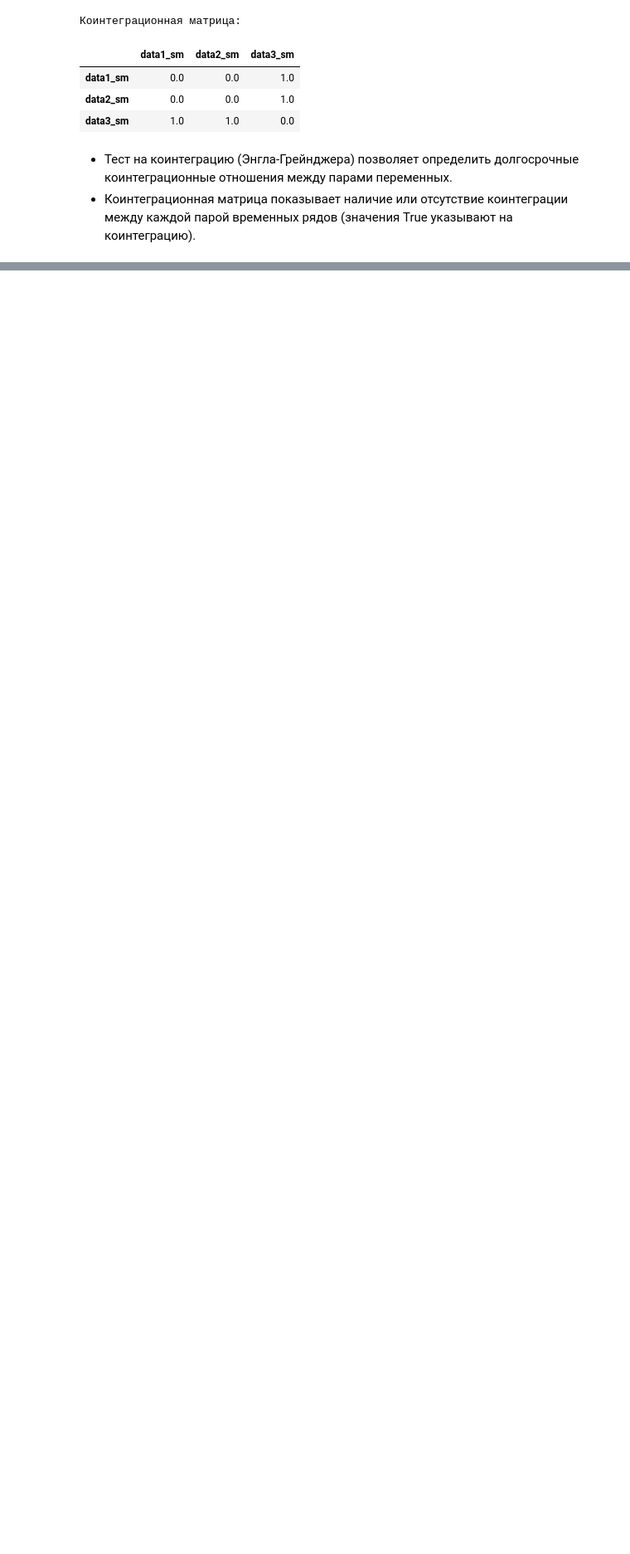
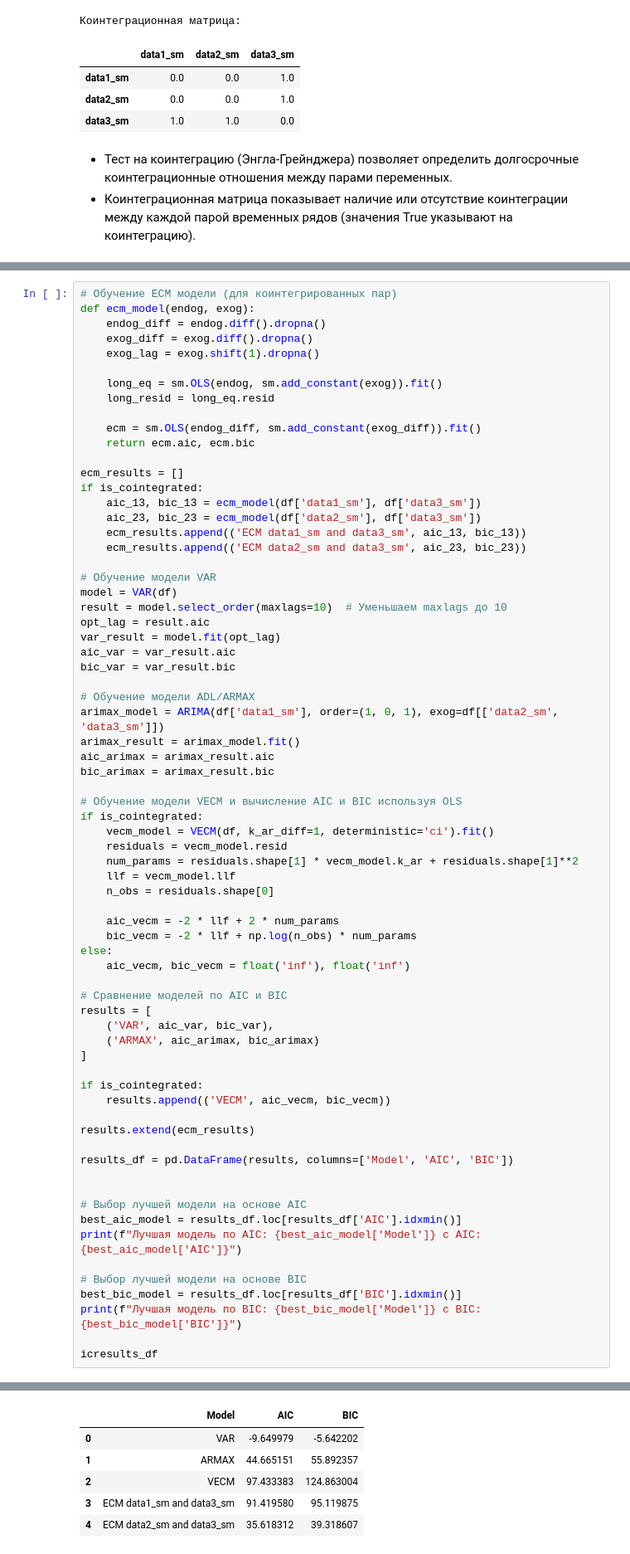
Before and after one commit to ErmakovSemen/CP2, a Jupyter notebook: main.ipynb, the cells around one changed output, grey strips where cells are left out. Shown at 83% size. Cells and saved outputs as stored; diff of their text form; blank space fills up the shorter version.

```diff
--- a/main.ipynb
+++ b/main.ipynb
@@ -357,0 +428,71 @@ coint_df
+# %%
+# Обучение ECM модели (для коинтегрированных пар)
+def ecm_model(endog, exog):
+    endog_diff = endog.diff().dropna()
+    exog_diff = exog.diff().dropna()
+    exog_lag = exog.shift(1).dropna()
+
+    long_eq = sm.OLS(endog, sm.add_constant(exog)).fit()
+    long_resid = long_eq.resid
+
+    ecm = sm.OLS(endog_diff, sm.add_constant(exog_diff)).fit()
+    return ecm.aic, ecm.bic
+
+ecm_results = []
+if is_cointegrated:
+    aic_13, bic_13 = ecm_model(df['data1_sm'], df['data3_sm'])
+    aic_23, bic_23 = ecm_model(df['data2_sm'], df['data3_sm'])
+    ecm_results.append(('ECM data1_sm and data3_sm', aic_13, bic_13))
+    ecm_results.append(('ECM data2_sm and data3_sm', aic_23, bic_23))
+
+# Обучение модели VAR
+model = VAR(df)
+result = model.select_order(maxlags=10)  # Уменьшаем maxlags до 10
+opt_lag = result.aic
+var_result = model.fit(opt_lag)
+aic_var = var_result.aic
+bic_var = var_result.bic
+
+# Обучение модели ADL/ARMAX
+arimax_model = ARIMA(df['data1_sm'], order=(1, 0, 1), exog=df[['data2_sm', 'data3_sm']])
+arimax_result = arimax_model.fit()
+aic_arimax = arimax_result.aic
+bic_arimax = arimax_result.bic
+
+# Обучение модели VECM и вычисление AIC и BIC используя OLS
+if is_cointegrated:
+    vecm_model = VECM(df, k_ar_diff=1, deterministic='ci').fit()
+    residuals = vecm_model.resid
+    num_params = residuals.shape[1] * vecm_model.k_ar + residuals.shape[1]**2
+    llf = vecm_model.llf
+    n_obs = residuals.shape[0]
+
+    aic_vecm = -2 * llf + 2 * num_params
+    bic_vecm = -2 * llf + np.log(n_obs) * num_params
+else:
+    aic_vecm, bic_vecm = float('inf'), float('inf')
+
+# Сравнение моделей по AIC и BIC
+results = [
+    ('VAR', aic_var, bic_var),
+    ('ARMAX', aic_arimax, bic_arimax)
+]
+
+if is_cointegrated:
+    results.append(('VECM', aic_vecm, bic_vecm))
+
+results.extend(ecm_results)
+
+results_df = pd.DataFrame(results, columns=['Model', 'AIC', 'BIC'])
+
+
+# Выбор лучшей модели на основе AIC
+best_aic_model = results_df.loc[results_df['AIC'].idxmin()]
+print(f"Лучшая модель по AIC: {best_aic_model['Model']} с AIC: {best_aic_model['AIC']}")
+
+# Выбор лучшей модели на основе BIC
+best_bic_model = results_df.loc[results_df['BIC'].idxmin()]
+print(f"Лучшая модель по BIC: {best_bic_model['Model']} с BIC: {best_bic_model['BIC']}")
+
+icresults_df
+# %% [output]
@@ -357,0 +501,6 @@ coint_df
+|  | Model | AIC | BIC |
+| 0 | VAR | -9.649979 | -5.642202 |
+| 1 | ARMAX | 44.665151 | 55.892357 |
+| 2 | VECM | 97.433383 | 124.863004 |
+| 3 | ECM data1_sm and data3_sm | 91.419580 | 95.119875 |
+| 4 | ECM data2_sm and data3_sm | 35.618312 | 39.318607 |
```
Also changed, not shown: parts of 7 cells of this notebook.
